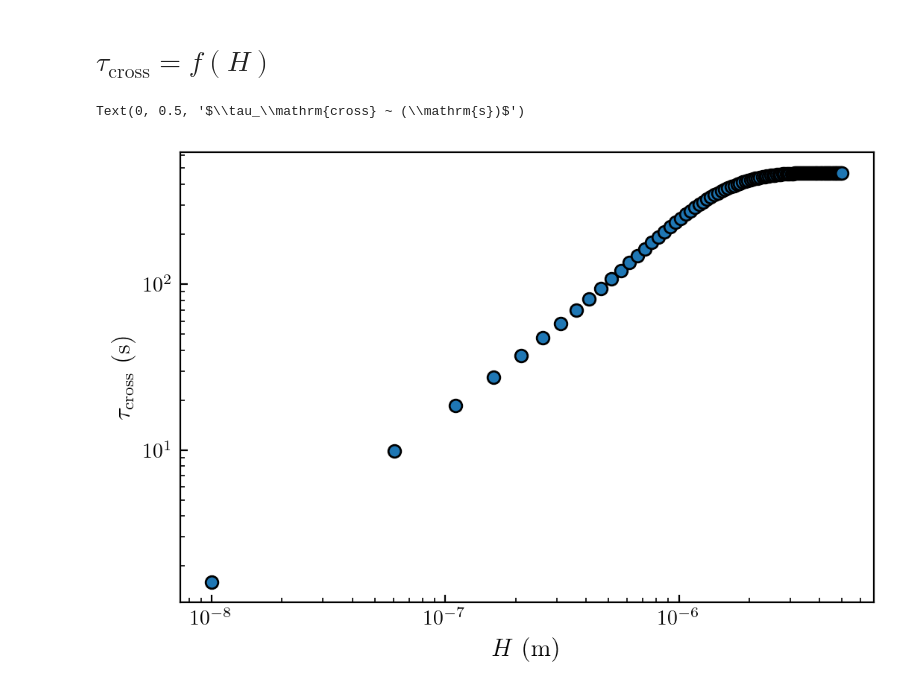
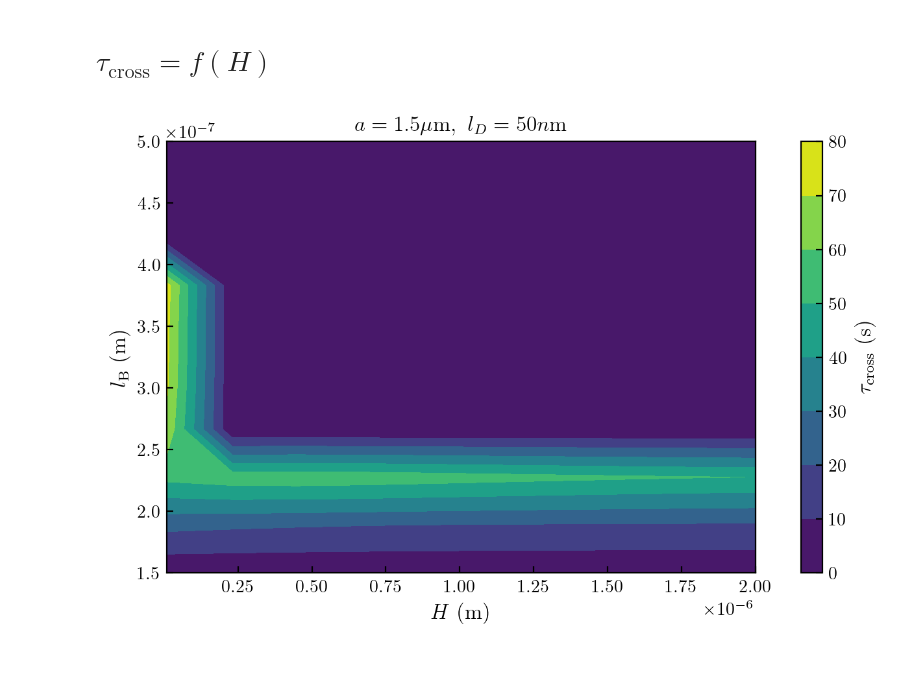
Before and after one commit to ElodieMillan/Brownian-particle-near-wall, a Jupyter notebook: Optimisation_experimental_C4/Tcross_C4_optimal.ipynb, the cells around one changed output. Cells and saved outputs as stored; diff of their text form; code cells hidden in the pictures; blank space fills up the shorter version.

```diff
--- a/Optimisation_experimental_C4/Tcross_C4_optimal.ipynb
+++ b/Optimisation_experimental_C4/Tcross_C4_optimal.ipynb
@@ -200,7 +202,7 @@ lD_h = 50e-9
 lB_h = 150e-9
 
 
-hh = np.linspace(0.01e-6, 5.0e-6, 50)
+hh = np.linspace(0.01e-6, 4.0e-6, 10)
 
 Tau_cross_h = np.zeros(len(hh))
 
@@ -211,9 +213,43 @@ for o, h in tqdm(enumerate(hh)):
 
     Tau_cross_h[o] = Cross_time(Dpara=D_para, Dperp=D_perp, V=V_theo, kBT=kBT, a=-(h-h*1e-3), b=+(h-h*1e-3))
 # %%
-plt.loglog(H, Tau_cross_h, "o")
-plt.xlabel(r"$H ~ (\mathrm{m})$")
-plt.ylabel(r"$\tau_\mathrm{cross} ~ (\mathrm{s})$")
+# plt.loglog(hh, Tau_cross_h, "o")
+# plt.xlabel(r"$H ~ (\mathrm{m})$")
+# plt.ylabel(r"$\tau_\mathrm{cross} ~ (\mathrm{s})$")
-# %% [output]
-Text(0, 0.5, '$\\tau_\\mathrm{cross} ~ (\\mathrm{s})$')
-[figure, removed]
+# %%
+a = 1.5e-6
+lD_H = 50e-9
+lB_H = 150e-9
+
+
+HH = np.linspace(0.01e-6, 2.0e-6, 10)
+lB_H = np.linspace(150e-9, 500e-9, 10)
+
+Tau_cross_H = np.zeros((len(HH), len(lB_H)))
+
+for o, h in tqdm(enumerate(HH)):
+    for l, b in enumerate(lB_H):
+        V_theo = lambda z: B*kBT*np.exp(-h/lD_h)*(np.exp(-z/lD_h) + np.exp(+z/lD_h)) + kBT/b*z
+        D_perp = lambda z: kBT/gamma_z_eff(z, a, eta, h)
+        D_para = lambda z: kBT/gamma_xy_eff(z, a, eta, h)
+
+        Tau_cross_H[o, l] = Cross_time(Dpara=D_para, Dperp=D_perp, V=V_theo, kBT=kBT, a=-(h-h*1e-3), b=+(h-h*1e-3))
+# %%
+Tau_cross_H[Tau_cross_H > 80] = 0
+# %%
+HHH, lDD_H = np.meshgrid(HH, lB_H, sparse=True)
+# levels = [0, 2, 4, 6, 8, 10, 15, 20,]
+
+
+fig1, ax2 = plt.subplots(constrained_layout=True)
+CS = ax2.contourf(HH, lB_H, Tau_cross_H[:,:])#, levels,cmap="plasma",)
+cbar = fig1.colorbar(CS)
+# h = plt.contourf
+plt.xlabel(r"$H~(\mathrm{m})$")
+plt.ylabel(r"$l_\mathrm{B}~(\mathrm{m})$")
+cbar.ax.set_ylabel(r"$\tau_\mathrm{cross}~(\mathrm{s})$")
+plt.title(r"$a = 1.5 \mu \mathrm{m}, ~ l_D = 50 n \mathrm{m}$")
+plt.show()
+# plt.savefig("t_cross-lD-lB_(4).png")
+# %% [output]
+[figure, added]
```
Also changed, not shown: parts of 5 cells of this notebook, 23 other files.
